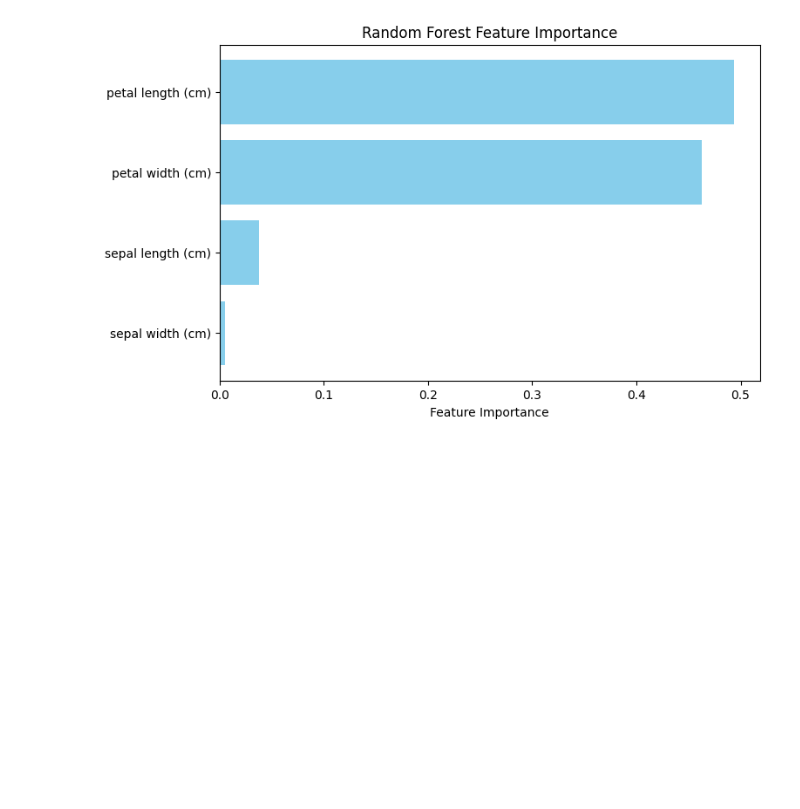
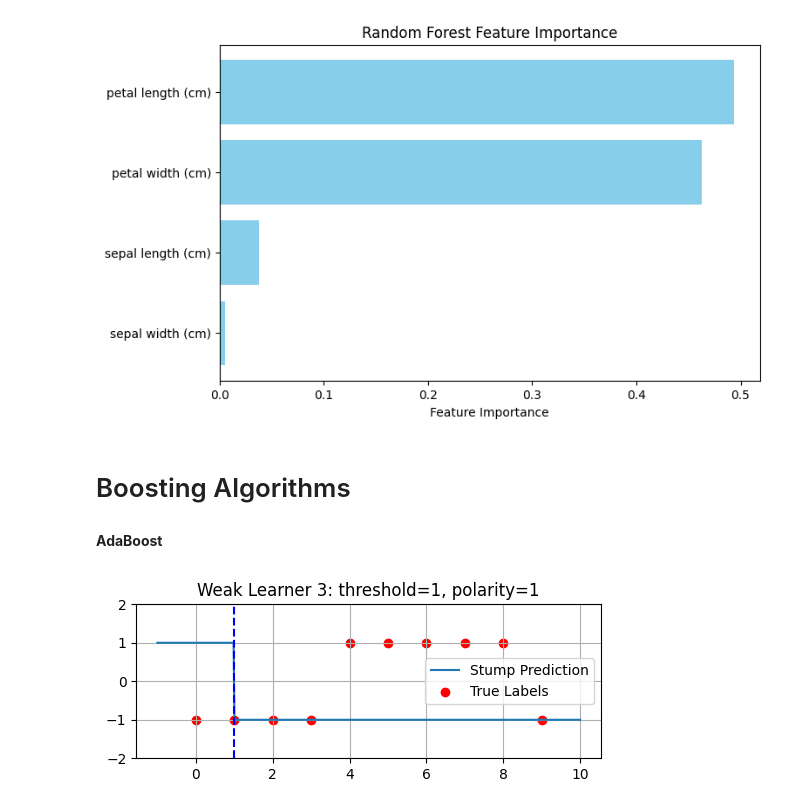
Before and after one commit to pragatii-sharmaa/Machine-Learning-Algorithms-code, a Jupyter notebook: SupervisedML.ipynb, the cells around one changed output. Drawn from its saved outputs; the diff is of its cells as text; code cells hidden in the pictures; blank space fills up the shorter version.

```diff
--- a/SupervisedML.ipynb
+++ b/SupervisedML.ipynb
@@ -2370,3 +2370,7 @@ plt.gca().invert_yaxis()
 plt.show()
 # %% [output]
 [figure]
+# %% [markdown]
+# Boosting Algorithms
+# %% [markdown]
+ **AdaBoost**
@@ -2372,0 +2390,47 @@ plt.show()
+# %%
+
+# Decision stump function
+def stump_predict(x, thresh, polarity):
+    return np.where(x < thresh, polarity, -polarity)
+
+# Number of boosting rounds
+T = 3
+# %%
+
+# Training AdaBoost
+for t in range(T):
+    min_error = float('inf')
+
+    for thresh in range(1, 10):
+        for polarity in [1, -1]:
+            pred = stump_predict(X.flatten(), thresh, polarity)
+            error = np.sum(w[pred != y])
+
+            if error < min_error:
+                min_error = error
+                best_thresh = thresh
+                best_polarity = polarity
+                best_pred = pred
+
+    alpha = 0.5 * np.log((1 - min_error) / (min_error + 1e-10))
+    w *= np.exp(-alpha * y * best_pred)
+    w /= np.sum(w)
+
+    alphas.append(alpha)
+    stumps.append((best_thresh, best_polarity))
+# %%
+import matplotlib.pyplot as plt
+# Plot each weak learner
+plt.figure(figsize=(6, 2))
+x_vals = np.linspace(-1, 10, 500)
+y_vals = stump_predict(x_vals, best_thresh, best_polarity)
+plt.title(f"Weak Learner {t+1}: threshold={best_thresh}, polarity={best_polarity}")
+plt.plot(x_vals, y_vals, label="Stump Prediction")
+plt.scatter(X, y, c='red', label="True Labels")
+plt.axvline(x=best_thresh, color='blue', linestyle='--')
+plt.ylim([-2, 2])
+plt.legend()
+plt.grid(True)
+plt.show()
+# %% [output]
+[figure, added]
```
Also changed, not shown: parts of 4 cells of this notebook.
